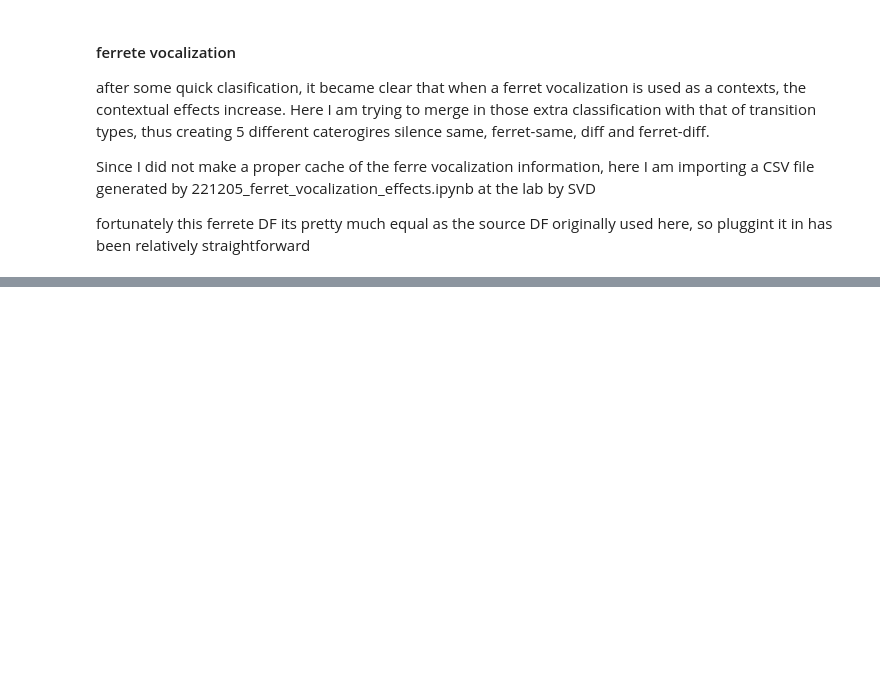
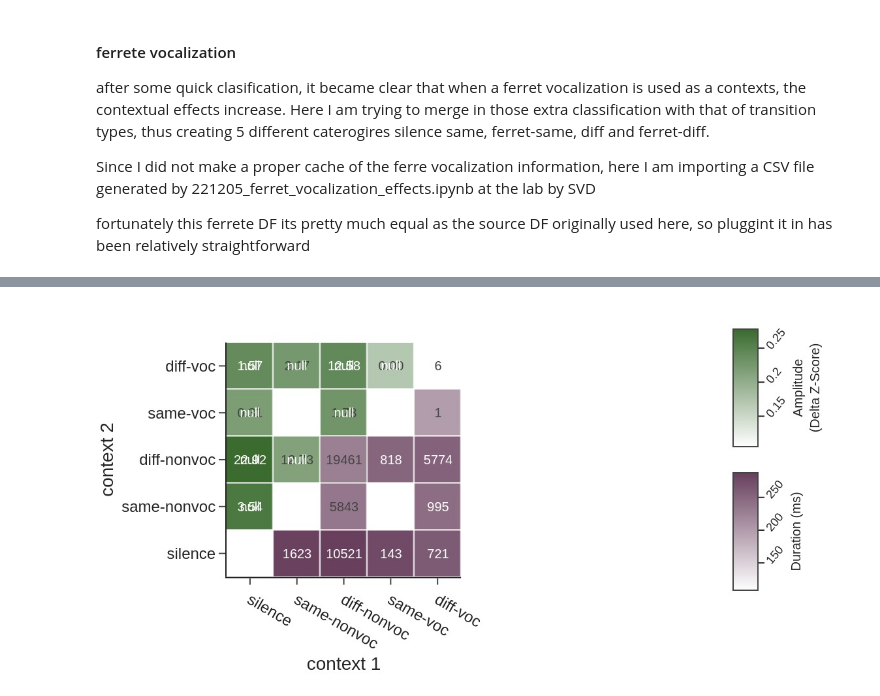
Before and after one commit to Mateo-Lopez-Espejo/context_probe_analysis, a Jupyter notebook: reports/paper/figure_02.ipynb, the cells around one changed output, grey strips where cells are left out. Saved outputs shown, nothing was run; the diff lists cells and outputs as text; code cells hidden in the pictures; blank space fills up the shorter version.

```diff
--- a/reports/paper/figure_02.ipynb
+++ b/reports/paper/figure_02.ipynb
@@ -627,0 +782,89 @@ fig.show(renderer='jpeg', scale=2)
+# %%
+import plotly.colors as pc
+#the key point here is that data that is not showing is being set to NaN
+
+fig = make_subplots(1, 2, shared_xaxes='all', shared_yaxes='all', horizontal_spacing=0.05, vertical_spacing=0.05)
+
+for cc, (Z, txt) in enumerate(zip([amp_arr, dur_arr], [frac_arr, count_arr])):
+    if cc == 0:
+        coloraxis = 'coloraxis'
+        texttemplate = '%{text:.2f}'
+    else:
+        coloraxis = f'coloraxis{cc + 1}'
+        texttemplate = '%{text}'
+    f = go.Figure()
+    f.add_trace(go.Heatmap(z=Z,
+                           x=ctx_class,
+                           y=ctx_class,
+                           xgap=1, ygap=1,
+                           coloraxis=coloraxis,
+                           ))
+
+    # here text has to be passed as a DF with context and probes as indices and columns
+    text_df = pd.DataFrame(data=txt, index=ctx_class, columns=ctx_class)
+
+    f.update_traces(text=text_df,
+                    texttemplate=texttemplate,
+                    )
+
+    # fig.add_traces(f.data, rows=[1] * len(f.data), cols=[cc + 1] * len(f.data))  # split in two pannels
+    fig.add_traces(f.data, rows=[1] * len(f.data), cols=[1] * len(f.data)) # overlay in a sinlge pannel
+
+
+
+# amp_cscale = pc.make_colorscale(['#FFFFFF', AMPCOLOR])
+# dur_cscale = pc.make_colorscale(['#FFFFFF', DURCOLOR])
+
+# darker verions of the colors above
+amp_cscale = pc.make_colorscale(['#FFFFFF', '#3B6B2F'])
+dur_cscale = pc.make_colorscale(['#FFFFFF', '#683F5D'])
+
+fig.update_layout(template='simple_white',
+                  margin=dict(t=10, b=10, l=10, r=10),
+                  width=6 * 96, height=3 * 96,
+                  coloraxis=dict(showscale=True,
+                                 colorscale=amp_cscale,
+                                 colorbar=dict(orientation='v',
+                                               thicknessmode='fraction',
+                                               thickness=0.05,
+                                               lenmode='fraction',
+                                               len=0.5,
+                                               title=dict(text='Amplitude<br>(Delta Z-Score)',
+                                                          side='right',
+                                                          font_size=10),
+                                               ticklen=5,
+                                               tickangle=-50,
+                                               tickfont_size=9,
+                                               xanchor='left', x=1,
+                                               yanchor='top', y=1
+                                               )
+                                 ),
+                  coloraxis2=dict(showscale=True,
+                                  colorscale=dur_cscale,
+                                  colorbar=dict(orientation='v',
+                                                thicknessmode='fraction',
+                                                thickness=0.05,
+                                                lenmode='fraction',
+                                                len=0.5,
+                                                title=dict(text='Duration (ms)',
+                                                           side='right',
+                                                           font_size=10),
+                                                ticklen=5,
+                                                tickangle=-50,
+                                                tickfont_size=9,
+                                                xanchor='left', x=1,
+                                                yanchor='top', y=0.5
+                                                ),
+                                  )
+                  )
+
+fig.update_yaxes(scaleanchor='x', constrain='domain')
+fig.update_yaxes(title_text='context 2', title_standoff=0, col=1, row=1)
+fig.update_xaxes(constrain='domain', title_text='context 1', title_standoff=0)
+
+filename = folder / 'fig2_all_context_pairs'
+# fig.write_image(filename.with_suffix('.svg'))
+
+fig.show(renderer='jpeg', scale=2)
+# %% [output]
+[figure, added]
```
Also changed, not shown: parts of 26 cells of this notebook, 10 other files.
